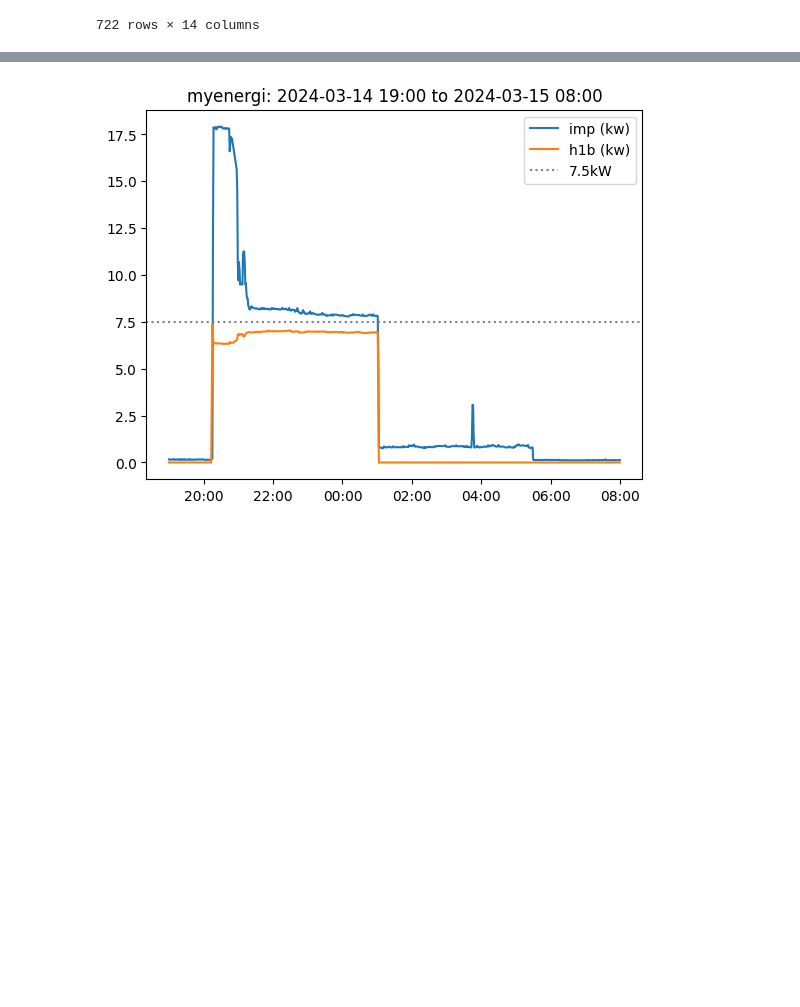
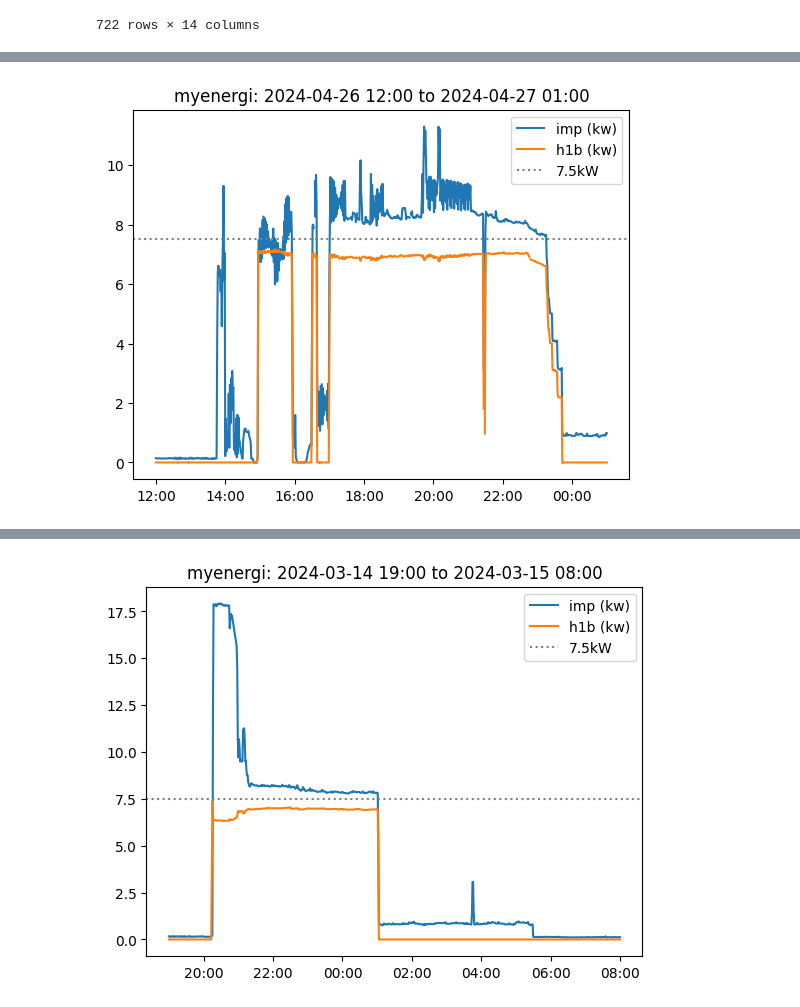
Before and after one commit to cjw296/energy, a Jupyter notebook: for-octopus.ipynb, the cells around one changed output, grey strips where cells are left out. Cells and saved outputs as stored; diff of their text form; code cells hidden in the pictures; blank space fills up the shorter version.

```diff
--- a/for-octopus.ipynb
+++ b/for-octopus.ipynb
@@ -62,0 +64,4 @@ plot_zappi('2024-03-04 20:00', '2024-03-05 08:00')
+# %%
+plot_zappi('2024-04-26 12:00', '2024-04-27 01:00')
+# %% [output]
+[figure, added]
```
Also changed, not shown: parts of 3 cells of this notebook.
